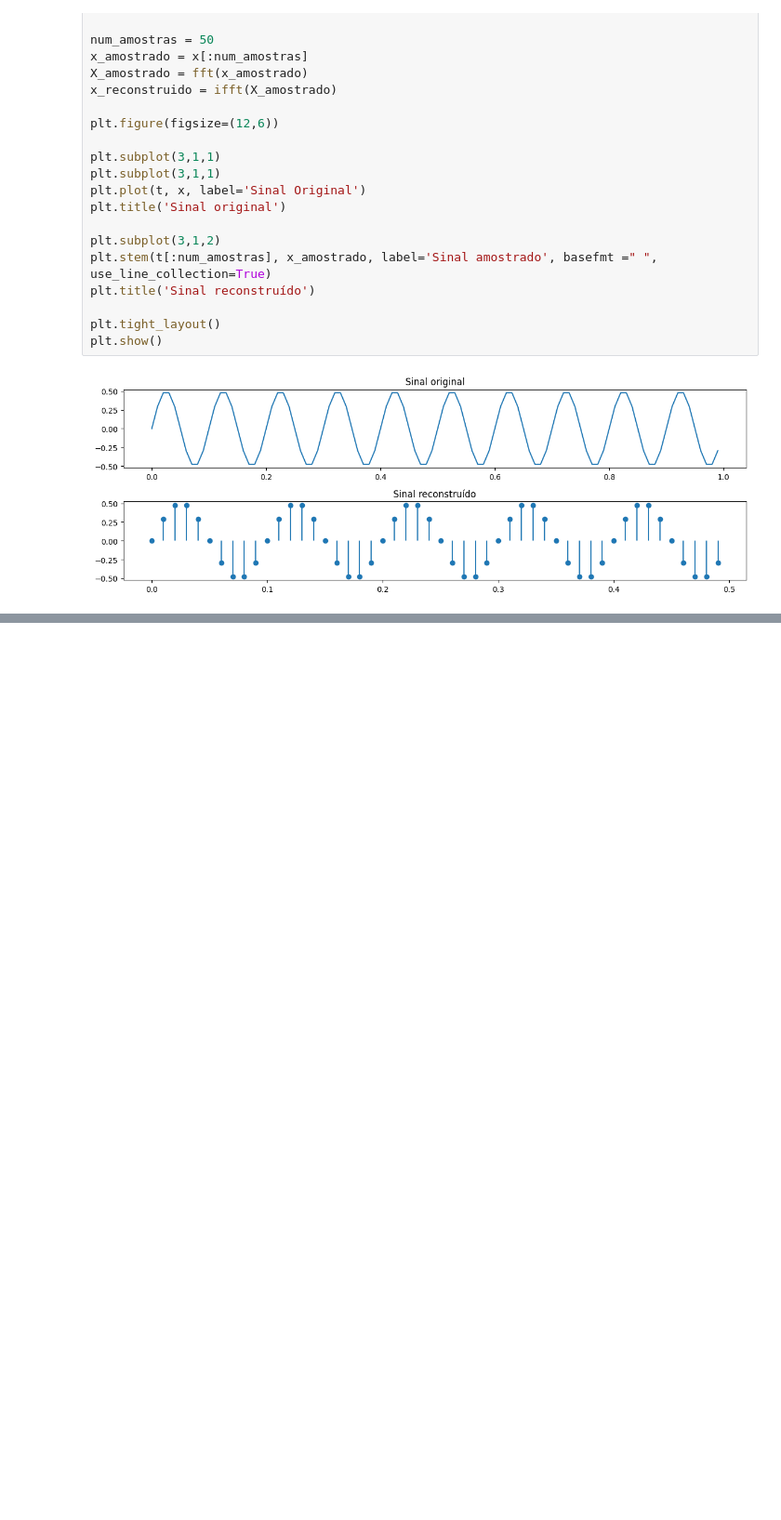
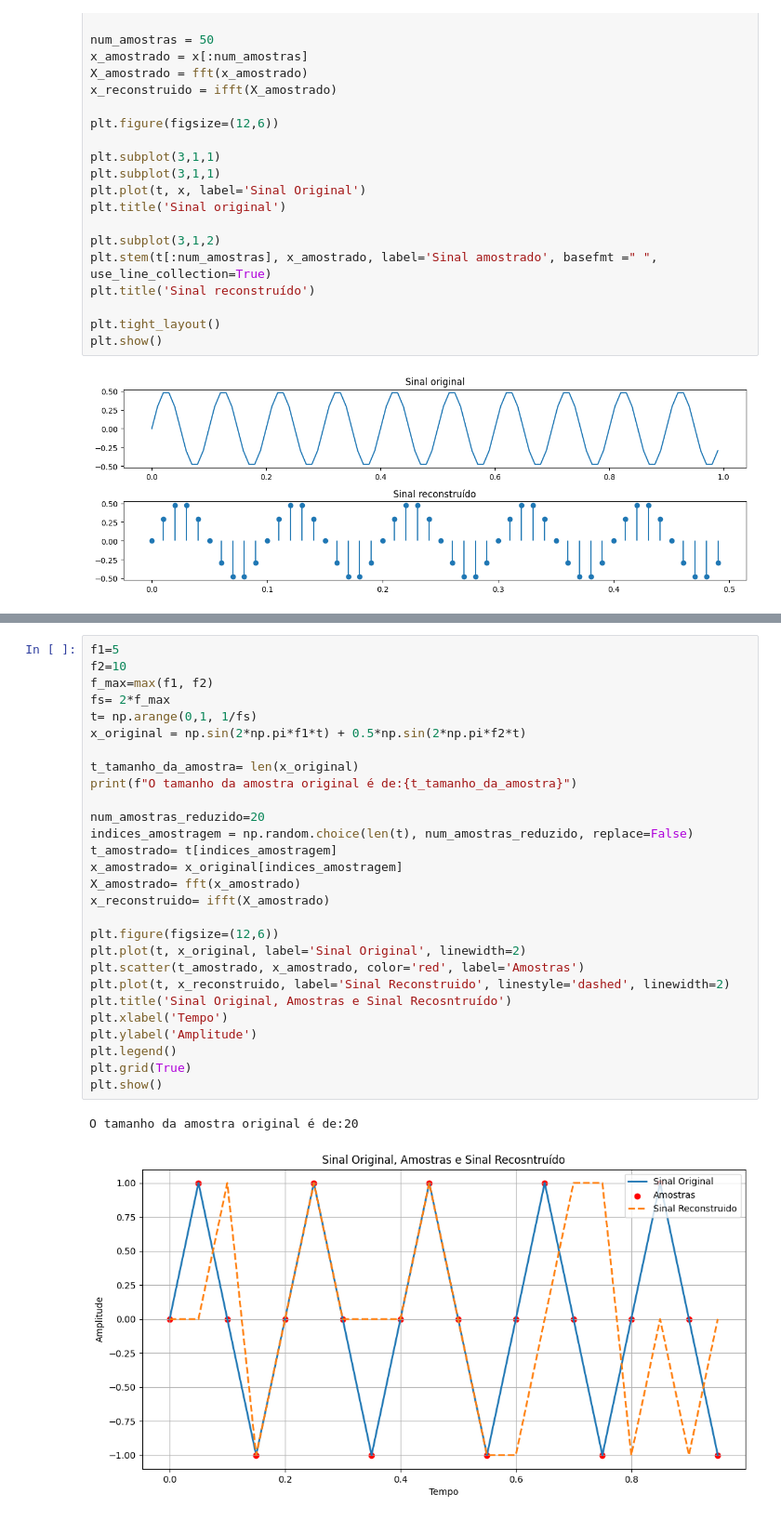
Before and after one commit to AugustoBonifacio001/AugustoBonifacio001, a Jupyter notebook: teste_reconstrucao_de_sinais.ipynb, the cells around one changed output, grey strips where cells are left out. Shown at 93% size. Saved outputs shown, nothing was run; the diff lists cells and outputs as text; blank space fills up the shorter version.

```diff
--- a/teste_reconstrucao_de_sinais.ipynb
+++ b/teste_reconstrucao_de_sinais.ipynb
@@ -36,0 +70,31 @@ plt.show()
+# %%
+f1=5
+f2=10
+f_max=max(f1, f2)
+fs= 2*f_max
+t= np.arange(0,1, 1/fs)
+x_original = np.sin(2*np.pi*f1*t) + 0.5*np.sin(2*np.pi*f2*t)
+
+t_tamanho_da_amostra= len(x_original)
+print(f"O tamanho da amostra original é de:{t_tamanho_da_amostra}")
+
+num_amostras_reduzido=20
+indices_amostragem = np.random.choice(len(t), num_amostras_reduzido, replace=False)
+t_amostrado= t[indices_amostragem]
+x_amostrado= x_original[indices_amostragem]
+X_amostrado= fft(x_amostrado)
+x_reconstruido= ifft(X_amostrado)
+
+plt.figure(figsize=(12,6))
+plt.plot(t, x_original, label='Sinal Original', linewidth=2)
+plt.scatter(t_amostrado, x_amostrado, color='red', label='Amostras')
+plt.plot(t, x_reconstruido, label='Sinal Reconstruido', linestyle='dashed', linewidth=2)
+plt.title('Sinal Original, Amostras e Sinal Recosntruído')
+plt.xlabel('Tempo')
+plt.ylabel('Amplitude')
+plt.legend()
+plt.grid(True)
+plt.show()
+# %% [output]
+O tamanho da amostra original é de:20
+[figure, added]
```
Also changed, not shown: parts of 1 cell of this notebook.
